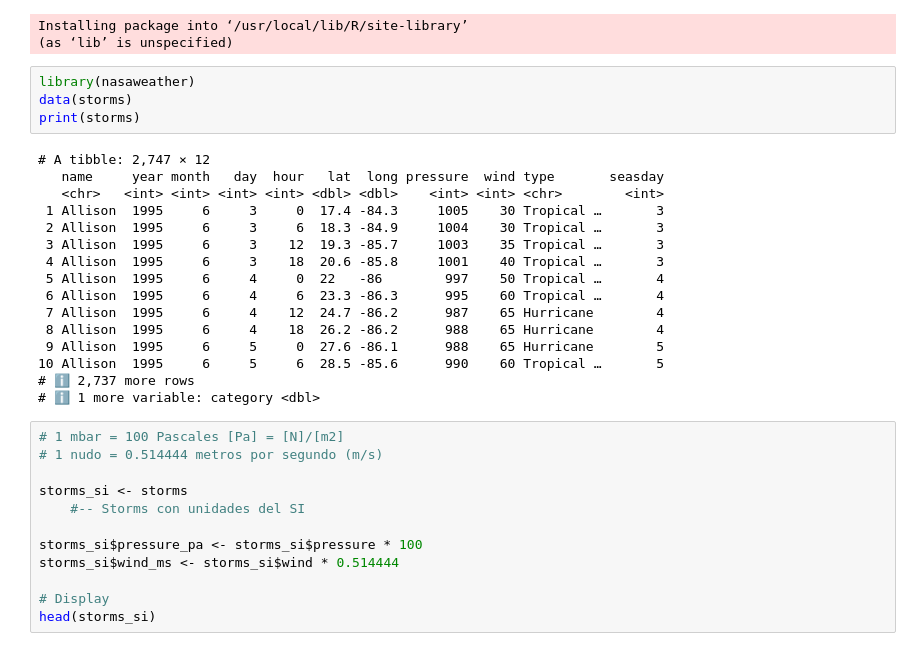
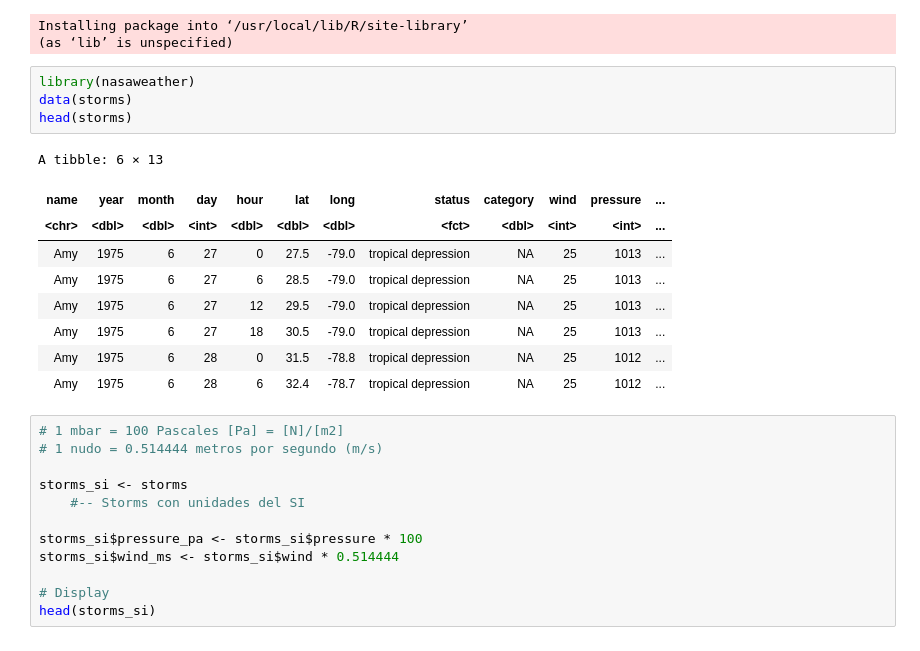
Before and after one commit to JulTob/Data, a Jupyter notebook: P4_Analisis-Wind.ipynb, the cells around one changed output. Saved outputs shown, nothing was run; the diff lists cells and outputs as text.

```diff
--- a/P4_Analisis-Wind.ipynb
+++ b/P4_Analisis-Wind.ipynb
@@ -51,23 +51,17 @@ Installing package into ‘/usr/local/lib/R/site-library’
 # %%
 library(nasaweather)
 data(storms)
-print(storms)
+head(storms)
 # %% [output]
-# A tibble: 2,747 × 12
-   name     year month   day  hour   lat  long pressure  wind type       seasday
-   <chr>   <int> <int> <int> <int> <dbl> <dbl>    <int> <int> <chr>        <int>
- 1 Allison  1995     6     3     0  17.4 -84.3     1005    30 Tropical …       3
- 2 Allison  1995     6     3     6  18.3 -84.9     1004    30 Tropical …       3
- 3 Allison  1995     6     3    12  19.3 -85.7     1003    35 Tropical …       3
- 4 Allison  1995     6     3    18  20.6 -85.8     1001    40 Tropical …       3
- 5 Allison  1995     6     4     0  22   -86        997    50 Tropical …       4
- 6 Allison  1995     6     4     6  23.3 -86.3      995    60 Tropical …       4
- 7 Allison  1995     6     4    12  24.7 -86.2      987    65 Hurricane        4
- 8 Allison  1995     6     4    18  26.2 -86.2      988    65 Hurricane        4
- 9 Allison  1995     6     5     0  27.6 -86.1      988    65 Hurricane        5
-10 Allison  1995     6     5     6  28.5 -85.6      990    60 Tropical …       5
-# ℹ 2,737 more rows
-# ℹ 1 more variable: category <dbl>
+A tibble: 6 × 13
+| name | year | month | day | hour | lat | long | status | category | wind | pressure | ... |
+| <chr> | <dbl> | <dbl> | <int> | <dbl> | <dbl> | <dbl> | <fct> | <dbl> | <int> | <int> | ... |
+| Amy | 1975 | 6 | 27 | 0 | 27.5 | -79.0 | tropical depression | NA | 25 | 1013 | ... |
+| Amy | 1975 | 6 | 27 | 6 | 28.5 | -79.0 | tropical depression | NA | 25 | 1013 | ... |
+| Amy | 1975 | 6 | 27 | 12 | 29.5 | -79.0 | tropical depression | NA | 25 | 1013 | ... |
+| Amy | 1975 | 6 | 27 | 18 | 30.5 | -79.0 | tropical depression | NA | 25 | 1013 | ... |
+| Amy | 1975 | 6 | 28 | 0 | 31.5 | -78.8 | tropical depression | NA | 25 | 1012 | ... |
+| Amy | 1975 | 6 | 28 | 6 | 32.4 | -78.7 | tropical depression | NA | 25 | 1012 | ... |
 # %%
 # 1 mbar = 100 Pascales [Pa] = [N]/[m2]
 # 1 nudo = 0.514444 metros por segundo (m/s)
```
Also changed, not shown: parts of 82 cells of this notebook.
